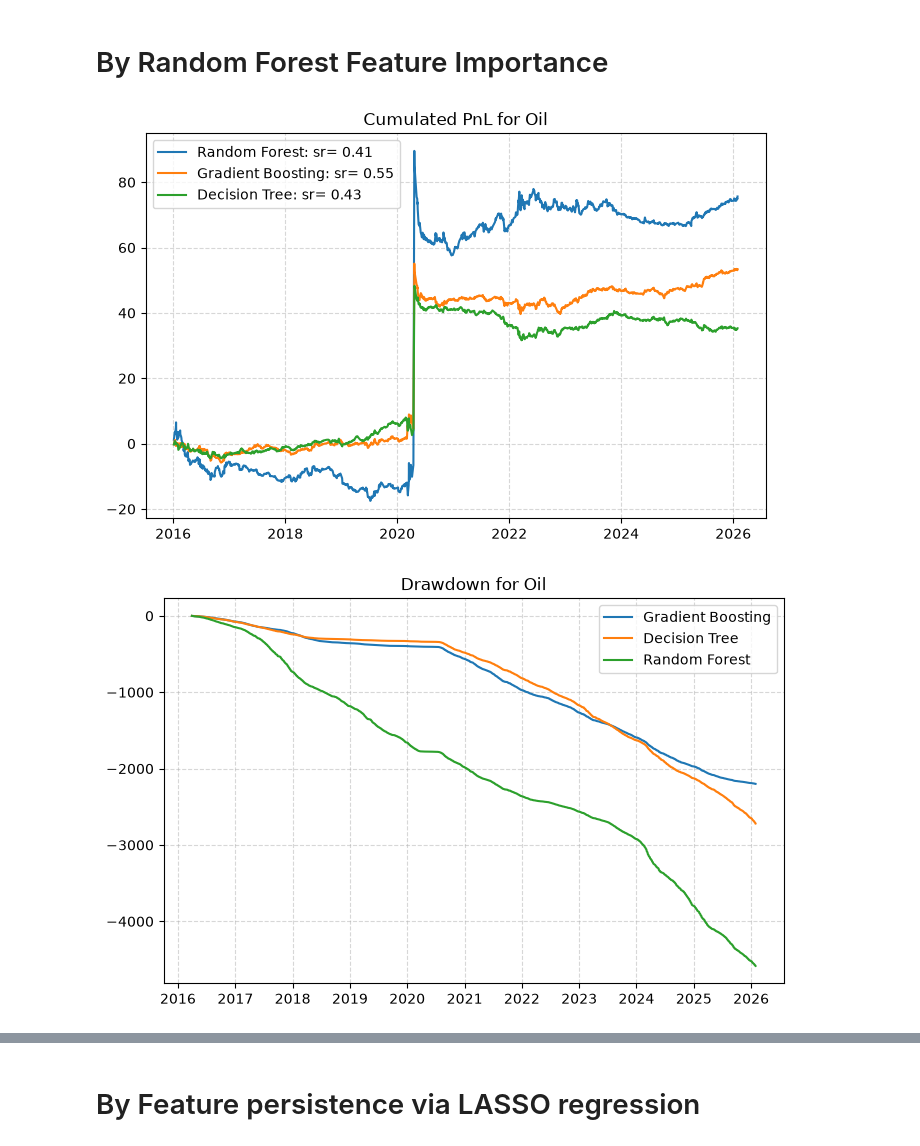
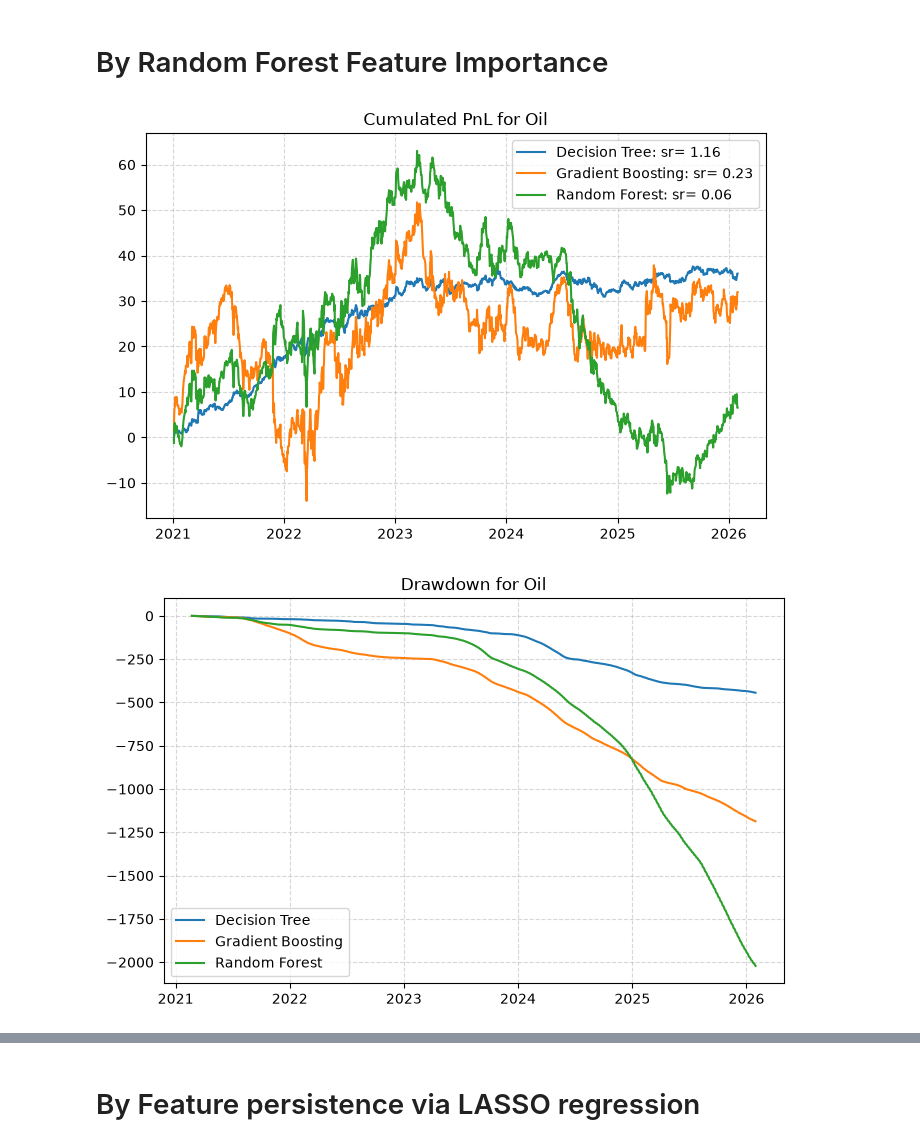
Before and after one commit to phounkpe2004/ML-for-Trading-ENSAE-3A, a Jupyter notebook: ml_trading.ipynb, the cells around one changed output, grey strips where cells are left out. Saved outputs shown, nothing was run; the diff lists cells and outputs as text; code cells hidden in the pictures.

Commit message:
fix the notebook commit. New version wasn't displaying

```diff
--- a/ml_trading.ipynb
+++ b/ml_trading.ipynb
@@ -839,7 +827,7 @@ features_gold, target_gold, _ = build_features(cleaned_data, lag_order=10, targe
 # %%
 models_and_params = {
     "Decision Tree": (
-        DecisionTreeRegressor(random_state=13112026),
+        DecisionTreeRegressor(random_state=RNDM_SEED),
         {
             "max_depth": [2, 3, 5, 8],
             "min_samples_leaf": [5, 10, 20, 30],
@@ -847,28 +835,26 @@ models_and_params = {
         },
     ),
     "Random Forest": (
-        RandomForestRegressor(random_state=13112026, n_jobs=1),
+        RandomForestRegressor(random_state=RNDM_SEED, n_jobs=1),
         {
-            #"n_estimators": [100, 200, 400],
             "max_depth": [3, 5, 8],
             "min_samples_leaf": [5, 10, 20, 30],
             "max_features": [1.0, 0.5, "sqrt"],
         },
     ),
     "Gradient Boosting": (
-        GradientBoostingRegressor(random_state=13112026),
+        GradientBoostingRegressor(random_state=RNDM_SEED),
         {
             "n_estimators": [50, 100, 200, 300],
             "learning_rate": [0.01, 0.03, 0.05, 0.1],
             "max_depth": [1, 2, 3, 5, 8],
-            "min_samples_leaf": [5, 10, 20, 30],
-            #"subsample": [0.7, 0.9, 1.0],
+            "min_samples_leaf": [5, 10, 20, 30]
         },
     ),
 }
 
-TUNING_END_DATE = "2015-12-31"
-PREDICTION_START_DATE = "2016-01-01"
+TUNING_END_DATE = "2020-12-31"
+PREDICTION_START_DATE = "2021-01-01"
 
 X_tune_oil, y_tune_oil = prepare_tuning_data(features=features_oil, target=target_oil, tuning_end_date=TUNING_END_DATE)
 X_tune_gold, y_tune_gold = prepare_tuning_data(features=features_gold, target=target_gold, tuning_end_date=TUNING_END_DATE)
@@ -906,14 +894,13 @@ display_results(features=features_gold, target=target_gold, best_models=best_mod
 # %% [markdown]
 # By Random Forest Feature Importance
 # %%
-selected_features_oil = features_selector(X_tune=X_tune_oil, y_tune=y_tune_oil, n_features=100)
-selected_features_gold = features_selector(X_tune=X_tune_gold, y_tune=y_tune_gold, n_features=100)
+selected_features_oil_rf = features_selector_rf(model=best_models_oil["Random Forest"], X_tune=X_tune_oil, y_tune=y_tune_oil, n_features=50)
+selected_features_gold_rf = features_selector_rf(model=best_models_gold["Random Forest"], X_tune=X_tune_gold, y_tune=y_tune_gold, n_features=50)
 # %%
-reduced_features_oil = features_oil[selected_features_oil]
-reduced_features_gold = features_gold[selected_features_gold]
+reduced_features_oil_rf = features_oil[selected_features_oil_rf]
+reduced_features_gold_rf = features_gold[selected_features_gold_rf]
 # %%
-display_results(features=reduced_features_oil, target=target_oil, best_models=best_models_oil, start_date=PREDICTION_START_DATE)
-display_results(features=reduced_features_gold, target=target_gold, best_models=best_models_gold, start_date=PREDICTION_START_DATE, asset="Gold")
+display_results(features=reduced_features_oil_rf, target=target_oil, best_models=best_models_oil, start_date=PREDICTION_START_DATE)
 # %% [output]
-[figure, old version]
+[figure, new version]
-[figure, old version]
+[figure, new version]
```
Also changed, not shown: parts of 15 cells of this notebook.
